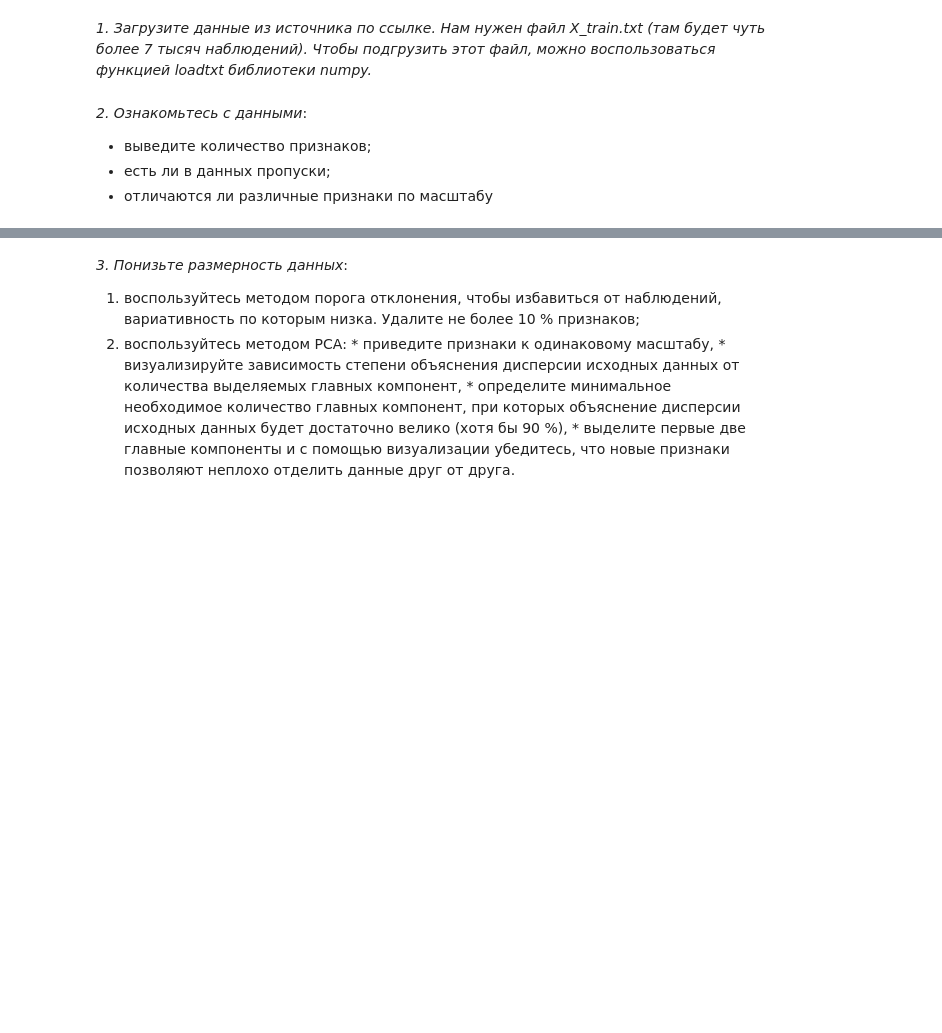
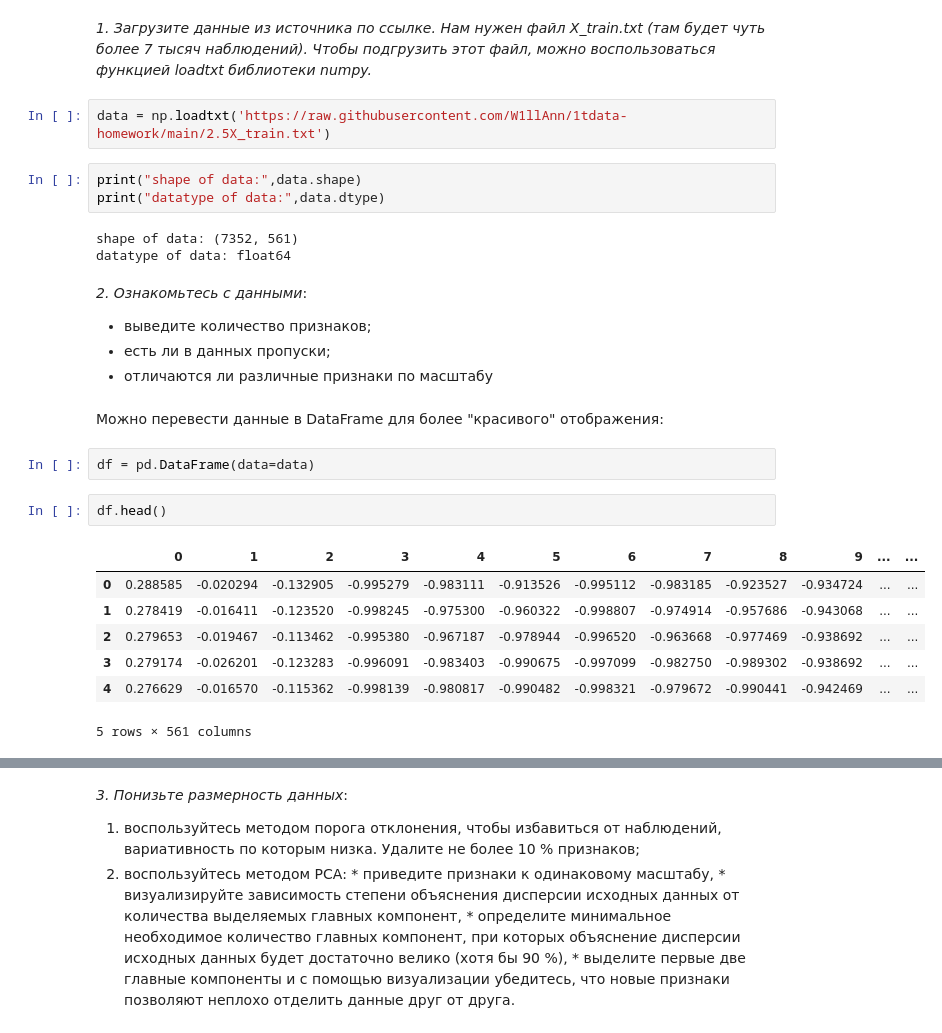
Before and after one commit to W1llAnn/1tdata-homework, a Jupyter notebook: 2.5 - homework PRO.ipynb, the cells around one changed output, grey strips where cells are left out. Drawn from its saved outputs; the diff is of its cells as text; blank space fills up the shorter version.

```diff
--- a/2.5 - homework PRO.ipynb
+++ b/2.5 - homework PRO.ipynb
@@ -7,7 +17,29 @@
 # %% [markdown]
 *1. Загрузите данные из источника по ссылке. Нам нужен файл X_train.txt (там будет чуть более 7 тысяч наблюдений). Чтобы подгрузить этот файл, можно воспользоваться функцией loadtxt библиотеки numpy.*
+# %%
+data = np.loadtxt('https://raw.githubusercontent.com/W1llAnn/1tdata-homework/main/2.5X_train.txt')
+# %%
+print("shape of data:",data.shape)
+print("datatype of data:",data.dtype)
+# %% [output]
+shape of data: (7352, 561)
+datatype of data: float64
 # %% [markdown]
 *2. Ознакомьтесь с данными*:
 *   выведите количество признаков;
 *   есть ли в данных пропуски;
 *   отличаются ли различные признаки по масштабу
+# %% [markdown]
+Можно перевести данные в DataFrame для более "красивого" отображения:
+# %%
+df = pd.DataFrame(data=data)
+# %%
+df.head()
+# %% [output]
+|  | 0 | 1 | 2 | 3 | 4 | 5 | 6 | 7 | 8 | 9 | ... | ... |
+| 0 | 0.288585 | -0.020294 | -0.132905 | -0.995279 | -0.983111 | -0.913526 | -0.995112 | -0.983185 | -0.923527 | -0.934724 | ... | ... |
+| 1 | 0.278419 | -0.016411 | -0.123520 | -0.998245 | -0.975300 | -0.960322 | -0.998807 | -0.974914 | -0.957686 | -0.943068 | ... | ... |
+| 2 | 0.279653 | -0.019467 | -0.113462 | -0.995380 | -0.967187 | -0.978944 | -0.996520 | -0.963668 | -0.977469 | -0.938692 | ... | ... |
+| 3 | 0.279174 | -0.026201 | -0.123283 | -0.996091 | -0.983403 | -0.990675 | -0.997099 | -0.982750 | -0.989302 | -0.938692 | ... | ... |
+| 4 | 0.276629 | -0.016570 | -0.115362 | -0.998139 | -0.980817 | -0.990482 | -0.998321 | -0.979672 | -0.990441 | -0.942469 | ... | ... |
+5 rows × 561 columns
```
Also changed, not shown: parts of 17 cells of this notebook, 2 other files.
